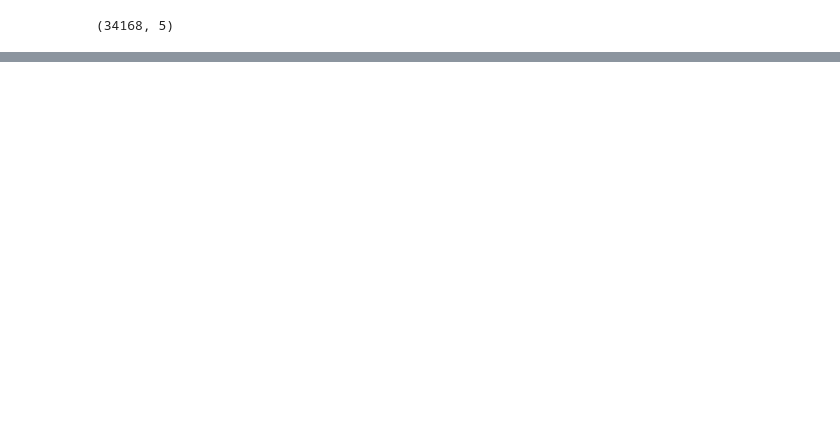
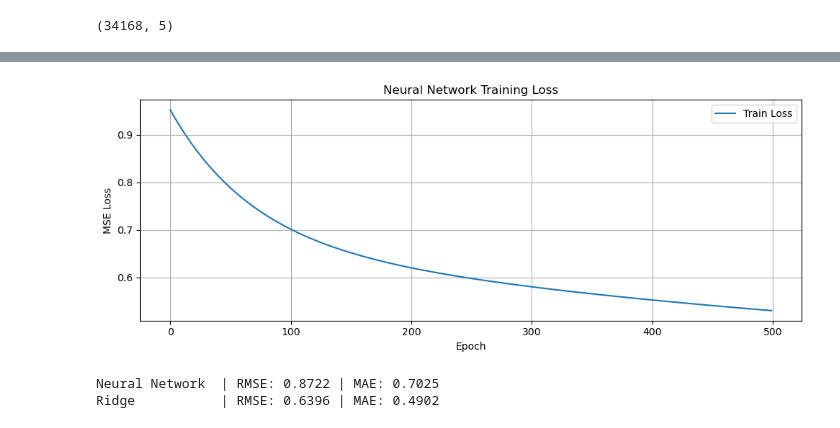
Before and after one commit to LeonLorenz147/AppliedML, a Jupyter notebook: projects/final_project_7/notebooks/Shallow_NN.ipynb, the cells around one changed output, grey strips where cells are left out. Saved outputs shown, nothing was run; the diff lists cells and outputs as text; code cells hidden in the pictures; blank space fills up the shorter version.

Commit message:
Add Shallow NN notebook, figures, and updated README

```diff
--- a/projects/final_project_7/notebooks/Shallow_NN.ipynb
+++ b/projects/final_project_7/notebooks/Shallow_NN.ipynb
@@ -26,0 +177,7 @@ print(df_hourly.shape)
+# %%
+# Split the data into training and test sets
+
+split = int(len(X) * 0.8)
+X_train, X_test = X[:split], X[split:]
+y_train, y_test = y[:split], y[split:]
+print(f"Train: {len(X_train)} | Test: {len(X_test)}")
@@ -26,0 +186,23 @@ print(df_hourly.shape)
+# %%
+from courselib.optimizers import GDOptimizer
+
+# Use the MLP from the course
+optimizer = GDOptimizer(learning_rate=0.001)
+
+model = MLP(
+    widths=[X_train.shape[1], 64, 32, 1],  # input -> hidden -> hidden -> output
+    optimizer=optimizer,
+    activation=ReLU,
+    output_activation=Linear,
+    loss=MSE
+)
+
+metrics_dict = {"loss": mse_metric}
+
+metrics_history = model.fit(
+    X_train, y_train,
+    num_epochs=500,
+    batch_size=256,
+    compute_metrics=True,
+    metrics_dict=metrics_dict
+)
@@ -26,0 +220,37 @@ print(df_hourly.shape)
+# %%
+# Plot the training loss over epochs
+
+plt.figure(figsize=(10, 4))
+plt.plot(metrics_history['loss'], label='Train Loss')
+plt.xlabel('Epoch')
+plt.ylabel('MSE Loss')
+plt.title('Neural Network Training Loss')
+plt.legend()
+plt.grid(True)
+plt.tight_layout()
+plt.savefig('../figures/nn_training_loss.png')
+plt.show()
+# %% [output]
+[figure, added]
+# %%
+# Evaluate the model on the test set and compare to the Ridge regression
+
+y_pred_nn = model.decision_function(X_test)
+
+def evaluate(name, y_true, y_pred):
+    rmse = np.sqrt(mean_squared_error(y_true, y_pred))
+    mae  = mean_absolute_error(y_true, y_pred)
+    print(f"{name:15s} | RMSE: {rmse:.4f} | MAE: {mae:.4f}")
+
+evaluate("Neural Network", y_test, y_pred_nn)
+
+# Compare with Ridge
+from sklearn.linear_model import Ridge
+ridge = Ridge(alpha=1.0)
+X_all = fourier_features(df_hourly).values
+ridge.fit(X_all[:split], y_test.ravel()[:split] if False else y[:split].ravel())
+y_pred_ridge = ridge.predict(X_test)
+evaluate("Ridge", y_test.ravel(), y_pred_ridge)
+# %% [output]
+Neural Network  | RMSE: 0.8722 | MAE: 0.7025
+Ridge           | RMSE: 0.6396 | MAE: 0.4902
```
Also changed, not shown: parts of 8 cells of this notebook, 4 other files.
